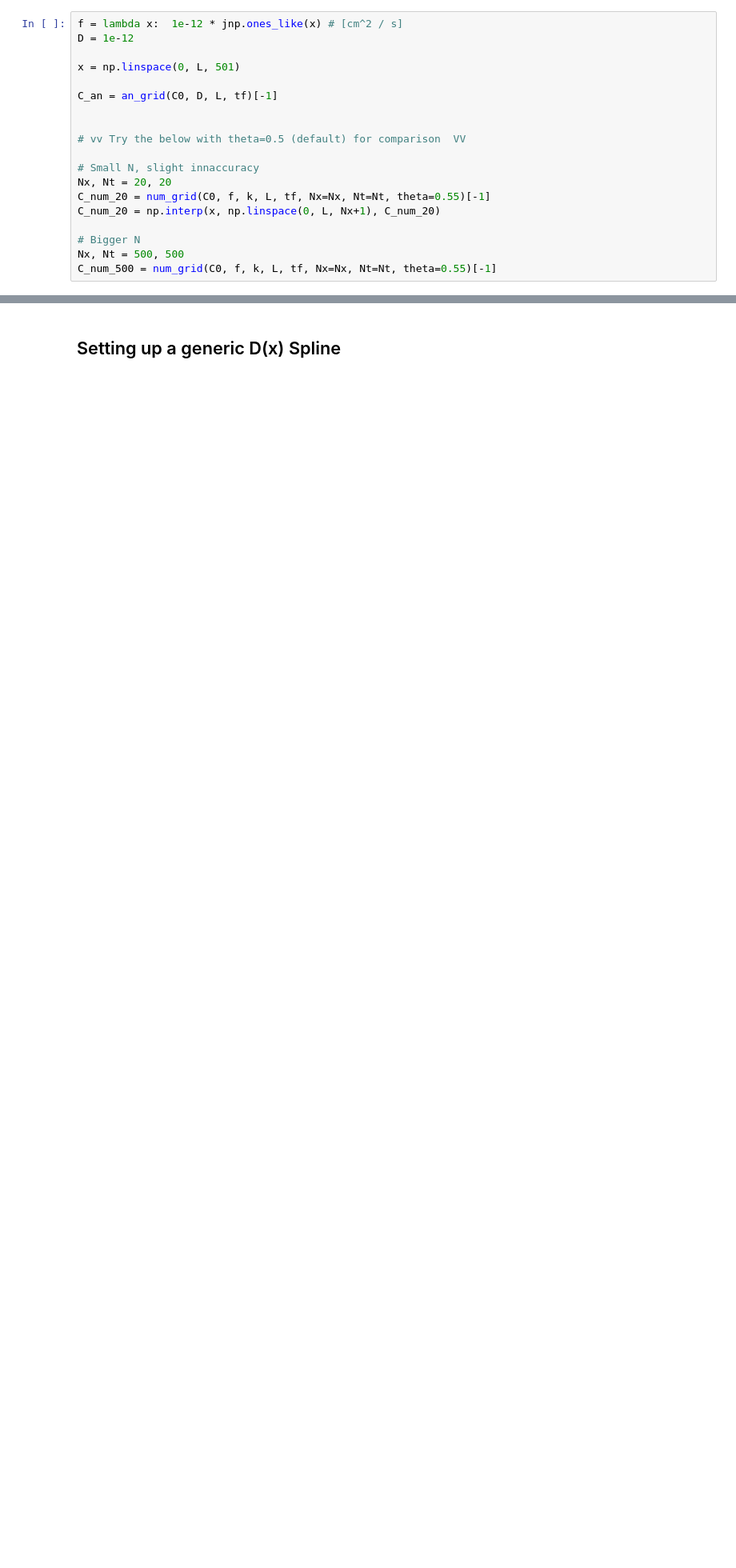
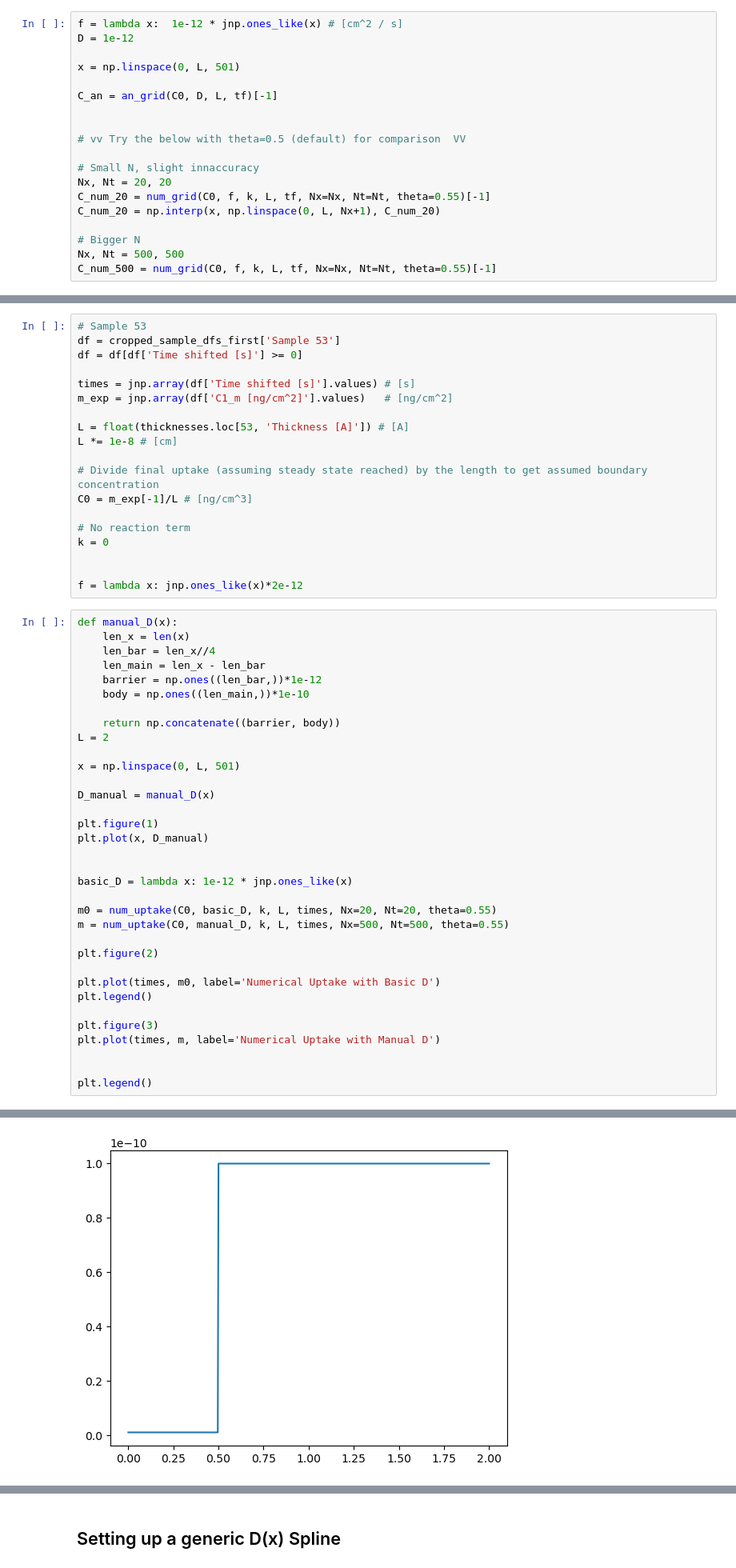
Before and after one commit to william-dove/Diffusion-Modeling, a Jupyter notebook: DopantUptake.ipynb, the cells around one changed output, grey strips where cells are left out. Shown at 80% size. Cells and saved outputs as stored; diff of their text form; blank space fills up the shorter version.

```diff
--- a/DopantUptake.ipynb
+++ b/DopantUptake.ipynb
@@ -938,0 +941,54 @@ plt.legend()
+# %%
+# Sample 53
+df = cropped_sample_dfs_first['Sample 53']
+df = df[df['Time shifted [s]'] >= 0]
+
+times = jnp.array(df['Time shifted [s]'].values) # [s]
+m_exp = jnp.array(df['C1_m [ng/cm^2]'].values)   # [ng/cm^2]
+
+L = float(thicknesses.loc[53, 'Thickness [A]']) # [A]
+L *= 1e-8 # [cm]
+
+# Divide final uptake (assuming steady state reached) by the length to get assumed boundary concentration
+C0 = m_exp[-1]/L # [ng/cm^3]
+
+# No reaction term
+k = 0
+
+
+f = lambda x: jnp.ones_like(x)*2e-12
+# %%
+def manual_D(x):
+    len_x = len(x)
+    len_bar = len_x//4
+    len_main = len_x - len_bar
+    barrier = np.ones((len_bar,))*1e-12
+    body = np.ones((len_main,))*1e-10
+
+    return np.concatenate((barrier, body))
+L = 2
+
+x = np.linspace(0, L, 501)
+
+D_manual = manual_D(x)
+
+plt.figure(1)
+plt.plot(x, D_manual)
+
+
+basic_D = lambda x: 1e-12 * jnp.ones_like(x)
+
+m0 = num_uptake(C0, basic_D, k, L, times, Nx=20, Nt=20, theta=0.55)
+m = num_uptake(C0, manual_D, k, L, times, Nx=500, Nt=500, theta=0.55)
+
+plt.figure(2)
+
+plt.plot(times, m0, label='Numerical Uptake with Basic D')
+plt.legend()
+
+plt.figure(3)
+plt.plot(times, m, label='Numerical Uptake with Manual D')
+
+
+plt.legend()
+# %% [output]
@@ -938,0 +996 @@ plt.legend()
+[figure, added]
```
Also changed, not shown: parts of 7 cells of this notebook, 1 other file.
